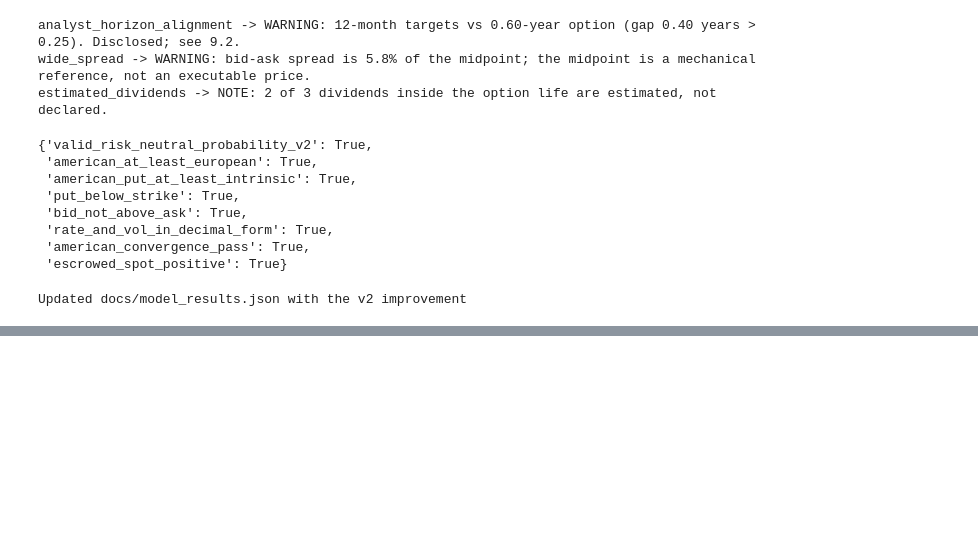
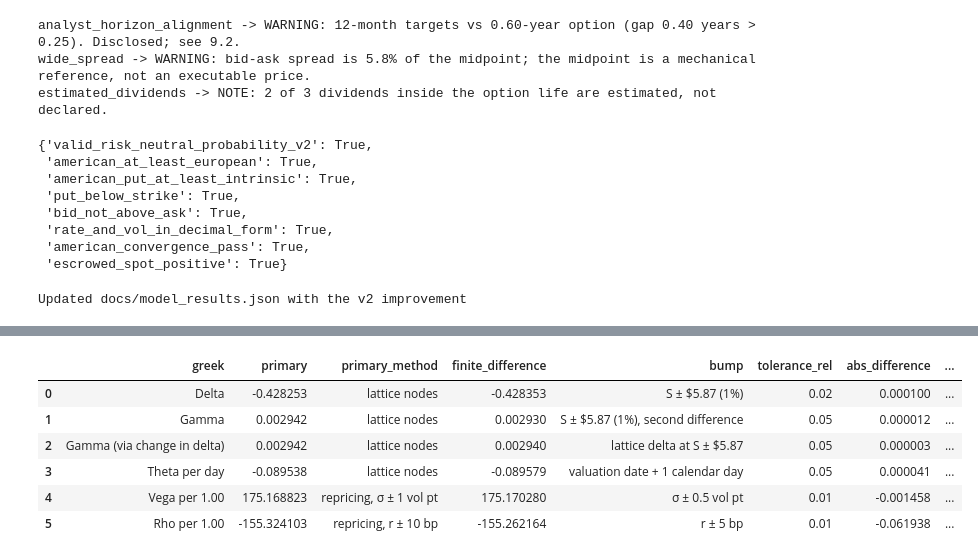
Before and after one commit to javierpalacio010-dot/lmt-valuation-option-greeks-lab, a Jupyter notebook: valuation_option_lab.ipynb, the cells around one changed output, grey strips where cells are left out. Saved outputs shown, nothing was run; the diff lists cells and outputs as text; code cells hidden in the pictures; blank space fills up the shorter version.

```diff
--- a/valuation_option_lab.ipynb
+++ b/valuation_option_lab.ipynb
@@ -391,0 +491,29 @@ Updated docs/model_results.json with the v2 improvement
+# %%
+hS=0.01*M['spot']
+V_up,V_dn=v2_price(spot=M['spot']+hS),v2_price(spot=M['spot']-hS)
+fd_delta=(V_up-V_dn)/(2*hS)
+fd_gamma=(V_up-2*V0+V_dn)/hS**2
+fd_gamma_from_delta=(lattice_node_greeks(spot=M['spot']+hS)[0]-lattice_node_greeks(spot=M['spot']-hS)[0])/(2*hS)
+fd_theta_day=v2_price(shift_years=1/365)-V0
+fd_vega=(v2_price(sigma=M['volatility']+0.005)-v2_price(sigma=M['volatility']-0.005))/0.01
+fd_rho=(v2_price(r=M['risk_free_rate']+0.0005)-v2_price(r=M['risk_free_rate']-0.0005))/0.001
+val=pd.DataFrame([
+ ['Delta',delta,'lattice nodes',fd_delta,'S ± $%.2f (1%%)'%hS,0.02],
+ ['Gamma',gamma,'lattice nodes',fd_gamma,'S ± $%.2f (1%%), second difference'%hS,0.05],
+ ['Gamma (via change in delta)',gamma,'lattice nodes',fd_gamma_from_delta,'lattice delta at S ± $%.2f'%hS,0.05],
+ ['Theta per day',theta_year/365,'lattice nodes',fd_theta_day,'valuation date + 1 calendar day',0.05],
+ ['Vega per 1.00',vega,'repricing, σ ± 1 vol pt',fd_vega,'σ ± 0.5 vol pt',0.01],
+ ['Rho per 1.00',rho,'repricing, r ± 10 bp',fd_rho,'r ± 5 bp',0.01],
+],columns=['greek','primary','primary_method','finite_difference','bump','tolerance_rel'])
+val['abs_difference']=val.primary-val.finite_difference
+val['rel_difference']=val.abs_difference.abs()/val.finite_difference.abs()
+val['status']=np.where(val.rel_difference<=val.tolerance_rel,'PASS','REVIEW')
+val.round(6)
+# %% [output]
+|  | greek | primary | primary_method | finite_difference | bump | tolerance_rel | abs_difference | ... |
+| 0 | Delta | -0.428253 | lattice nodes | -0.428353 | S ± $5.87 (1%) | 0.02 | 0.000100 | ... |
+| 1 | Gamma | 0.002942 | lattice nodes | 0.002930 | S ± $5.87 (1%), second difference | 0.05 | 0.000012 | ... |
+| 2 | Gamma (via change in delta) | 0.002942 | lattice nodes | 0.002940 | lattice delta at S ± $5.87 | 0.05 | 0.000003 | ... |
+| 3 | Theta per day | -0.089538 | lattice nodes | -0.089579 | valuation date + 1 calendar day | 0.05 | 0.000041 | ... |
+| 4 | Vega per 1.00 | 175.168823 | repricing, σ ± 1 vol pt | 175.170280 | σ ± 0.5 vol pt | 0.01 | -0.001458 | ... |
+| 5 | Rho per 1.00 | -155.324103 | repricing, r ± 10 bp | -155.262164 | r ± 5 bp | 0.01 | -0.061938 | ... |
```
Also changed, not shown: parts of 19 cells of this notebook, 2 other files.
